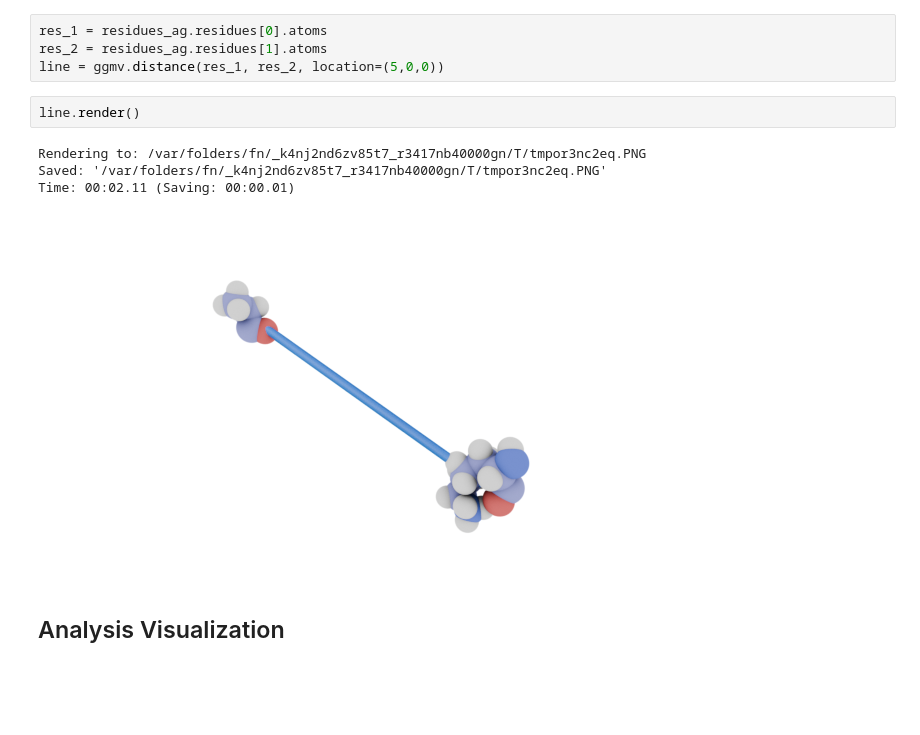
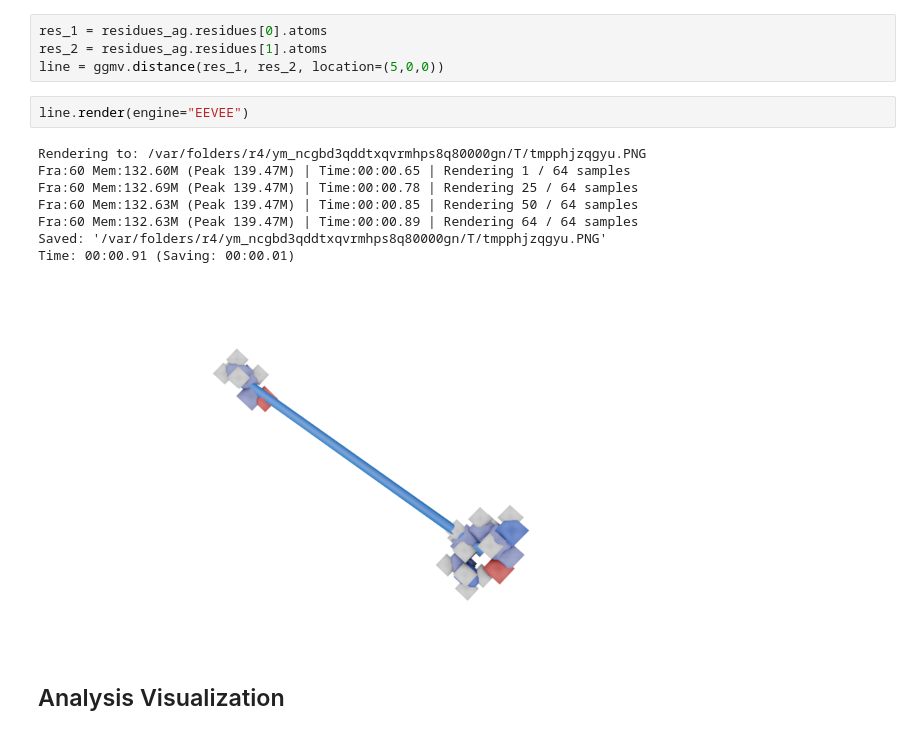
Before and after one commit to yuxuanzhuang/ggmolvis, a Jupyter notebook: examples/ggmolvis_basic.ipynb, the cells around one changed output. Drawn from its saved outputs; the diff is of its cells as text; blank space fills up the shorter version.

```diff
--- a/examples/ggmolvis_basic.ipynb
+++ b/examples/ggmolvis_basic.ipynb
@@ -112,12 +150,16 @@ res_1 = residues_ag.residues[0].atoms
 res_2 = residues_ag.residues[1].atoms
 line = ggmv.distance(res_1, res_2, location=(5,0,0))
 # %%
-line.render()
+line.render(engine="EEVEE")
 # %% [output]
-Rendering to: /var/folders/fn/_k4nj2nd6zv85t7_r3417nb40000gn/T/tmpor3nc2eq.PNG
-Saved: '/var/folders/fn/_k4nj2nd6zv85t7_r3417nb40000gn/T/tmpor3nc2eq.PNG'
-Time: 00:02.11 (Saving: 00:00.01)
+Rendering to: /var/folders/r4/ym_ncgbd3qddtxqvrmhps8q80000gn/T/tmpphjzqgyu.PNG
+Fra:60 Mem:132.60M (Peak 139.47M) | Time:00:00.65 | Rendering 1 / 64 samples
+Fra:60 Mem:132.69M (Peak 139.47M) | Time:00:00.78 | Rendering 25 / 64 samples
+Fra:60 Mem:132.63M (Peak 139.47M) | Time:00:00.85 | Rendering 50 / 64 samples
+Fra:60 Mem:132.63M (Peak 139.47M) | Time:00:00.89 | Rendering 64 / 64 samples
+Saved: '/var/folders/r4/ym_ncgbd3qddtxqvrmhps8q80000gn/T/tmpphjzqgyu.PNG'
+Time: 00:00.91 (Saving: 00:00.01)
-[figure, old version]
+[figure, new version]
 # %% [markdown]
 ## Analysis Visualization
 # %%
```
Also changed, not shown: parts of 10 cells of this notebook, 4 other files.
